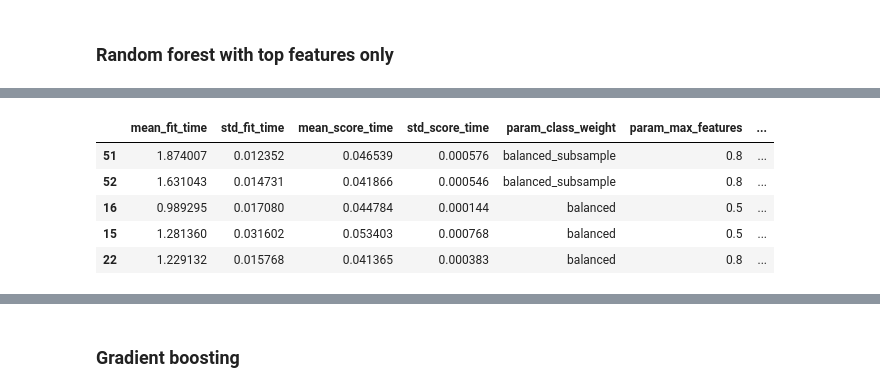
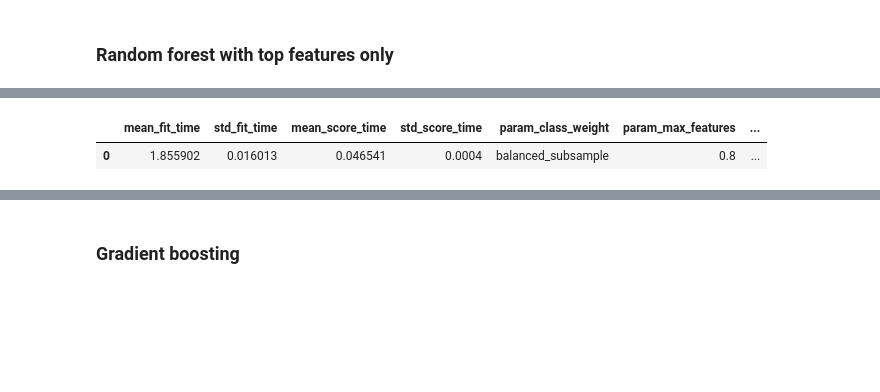
Before and after one commit to mfgriffin467/aws_udacity_mle_capstone, a Jupyter notebook: Arvato Project Workbook.ipynb, the cells around one changed output, grey strips where cells are left out. Saved outputs shown, nothing was run; the diff lists cells and outputs as text; code cells hidden in the pictures; blank space fills up the shorter version.

```diff
--- a/Arvato Project Workbook.ipynb
+++ b/Arvato Project Workbook.ipynb
@@ -1080,11 +1069,11 @@ X_train_short = X_train[top_features]
 rf = RandomForestClassifier(n_estimators= 100, n_jobs=-1)#, class_weight = 'balanced')
 
 # Search space
-grid_param_rf = [{'min_samples_leaf': [100,500,1000,2000,5000], 'max_features' :  ['sqrt',0.1,0.3,0.5,0.8,1], 'class_weight' : ['balanced', 'balanced_subsample']}]
+#grid_param_rf = [{'min_samples_leaf': [100,500,1000,2000,5000], 'max_features' :  ['sqrt',0.1,0.3,0.5,0.8,1], 'class_weight' : ['balanced', 'balanced_subsample']}]
 #grid_param_rf = [{'min_samples_leaf': [300,500,700], 'max_features' :  [0.2,0.3,0.4,0.5], 'class_weight' : ['balanced_subsample']}]
 
 # Best params
-#grid_param_rf = [{'min_samples_leaf': [500], 'max_features' :  [0.5], 'class_weight' : ['balanced_subsample']}]
+grid_param_rf = [{'min_samples_leaf': [500], 'max_features' :  [0.8], 'class_weight' : ['balanced_subsample']}]
 
 para_search_rf = ms.GridSearchCV(estimator=rf, param_grid=grid_param_rf, cv=5, scoring = 'roc_auc', return_train_score=True)
 %time para_search_rf = para_search_rf.fit(X_train_short, y_train)
@@ -1096,9 +1085,5 @@ Wall time: 6min 2s
 |  | mean_fit_time | std_fit_time | mean_score_time | std_score_time | param_class_weight | param_max_features | ... |
-| 51 | 1.874007 | 0.012352 | 0.046539 | 0.000576 | balanced_subsample | 0.8 | ... |
-| 52 | 1.631043 | 0.014731 | 0.041866 | 0.000546 | balanced_subsample | 0.8 | ... |
-| 16 | 0.989295 | 0.017080 | 0.044784 | 0.000144 | balanced | 0.5 | ... |
-| 15 | 1.281360 | 0.031602 | 0.053403 | 0.000768 | balanced | 0.5 | ... |
-| 22 | 1.229132 | 0.015768 | 0.041365 | 0.000383 | balanced | 0.8 | ... |
+| 0 | 1.855902 | 0.016013 | 0.046541 | 0.0004 | balanced_subsample | 0.8 | ... |
 # %%
 # Best rf condensed
 
```
Also changed, not shown: parts of 51 cells of this notebook, 2 other files.
